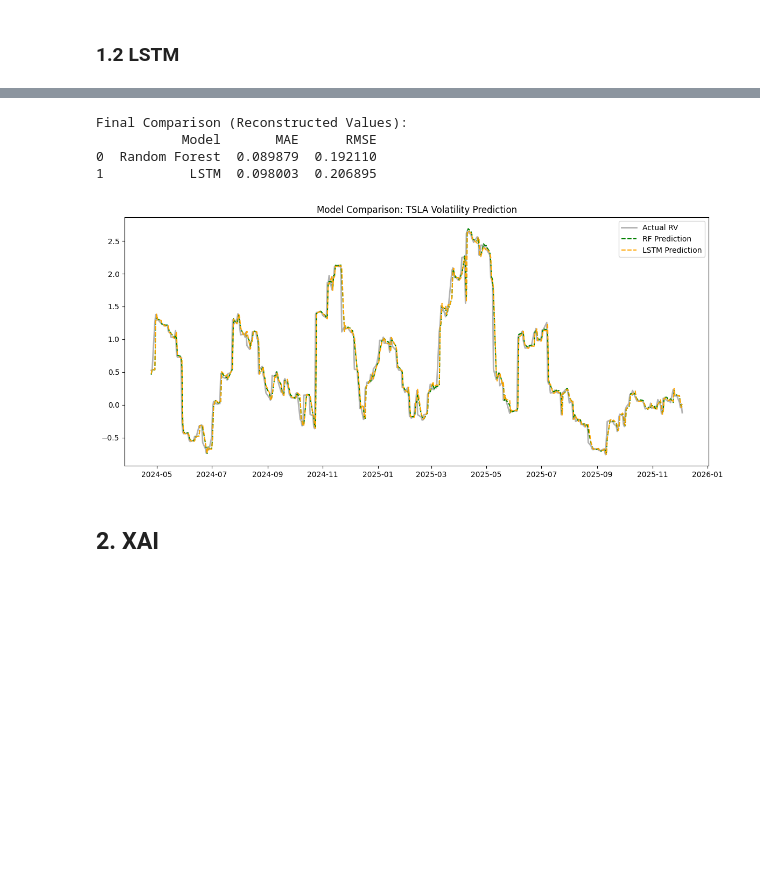
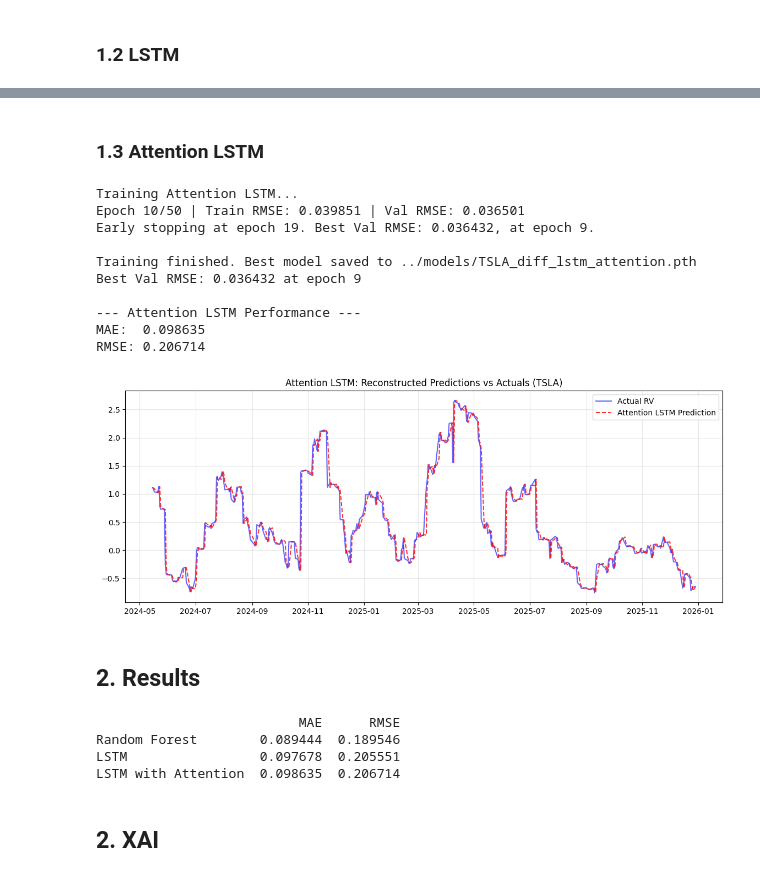
Before and after one commit to ICAI-IMAT-XAI/final-project-IgnacioBayon, a Jupyter notebook: notebooks/predict_difference.ipynb, the cells around one changed output, grey strips where cells are left out. Drawn from its saved outputs; the diff is of its cells as text; code cells hidden in the pictures; blank space fills up the shorter version.

```diff
--- a/notebooks/predict_difference.ipynb
+++ b/notebooks/predict_difference.ipynb
@@ -209,29 +193,62 @@ RMSE: 0.206895
+# %% [markdown]
+### 1.3 Attention LSTM
+# %%
+# 1. Initialize and Train
+lstm_attention_model = lstm.LSTMAttentionRegressor(
+    input_size=len(FEATURE_COLS),
+    hidden_size=64,
+    num_layers=2,
+    dropout=0.3
+)
+print("Training Attention LSTM...")
+train_lstm_attention_hist = lstm.train_lstm(
+    lstm_attention_model,
+    train_loader,
+    val_loader,
+    num_epochs=50,
+    lr=0.001,
+    patience=10,
+    model_name=f"{TICKER}_diff_lstm_attention.pth"
+)
+
+# 2. Predict Differences
+lstm_attention_model.eval()
+lstm_attention_preds_diff = []
+with torch.no_grad():
+    for X_batch, _ in test_loader:
+        out = lstm_attention_model(X_batch)
+        lstm_attention_preds_diff.extend(out.squeeze().numpy())
+lstm_attention_preds_diff = np.array(lstm_attention_preds_diff)
+
+# 3. Evaluate
+lstm_attention_mae, lstm_attention_rmse, lstm_attention_preds_final = evaluate_diff_model(
+    lstm_attention_preds_diff, y_test_prev_raw, y_test_actual_raw, "Attention LSTM", dates_test
+)
+# %% [output]
+Training Attention LSTM...
+Epoch 10/50 | Train RMSE: 0.039851 | Val RMSE: 0.036501
+Early stopping at epoch 19. Best Val RMSE: 0.036432, at epoch 9.
+
+Training finished. Best model saved to ../models/TSLA_diff_lstm_attention.pth
+Best Val RMSE: 0.036432 at epoch 9
+
+--- Attention LSTM Performance ---
+MAE:  0.098635
+RMSE: 0.206714
+[figure, added]
+# %% [markdown]
+## 2. Results
 # %%
-# ---------------------------------------------------------
-# CELL 5: Results Summary
-# ---------------------------------------------------------
 results_df = pd.DataFrame({
-    'Model': ['Random Forest', 'LSTM'],
-    'MAE': [rf_mae, lstm_mae],
-    'RMSE': [rf_rmse, lstm_rmse]
-})
+    'MAE': [rf_mae, lstm_mae, lstm_attention_mae],
+    'RMSE': [rf_rmse, lstm_rmse, lstm_attention_rmse]
+}, index=['Random Forest', 'LSTM', 'LSTM with Attention'])
 
-print("Final Comparison (Reconstructed Values):")
 print(results_df)
-
-# Optional: Plot both together
-plt.figure(figsize=(14, 6))
-plt.plot(dates_test, y_test_actual_raw, label='Actual RV', color='black', linewidth=2, alpha=0.3)
-plt.plot(dates_test, rf_preds_final, label='RF Prediction', color='green', linestyle='--')
-plt.plot(dates_test, lstm_preds_final, label='LSTM Prediction', color='orange', linestyle='--')
-plt.title(f"Model Comparison: {TICKER} Volatility Prediction")
-plt.legend()
-plt.show()
 # %% [output]
-Final Comparison (Reconstructed Values):
-           Model       MAE      RMSE
-0  Random Forest  0.089879  0.192110
-1           LSTM  0.098003  0.206895
+                          MAE      RMSE
+Random Forest        0.089444  0.189546
+LSTM                 0.097678  0.205551
+LSTM with Attention  0.098635  0.206714
-[figure, removed]
 # %% [markdown]
 ## 2. XAI
```
Also changed, not shown: parts of 23 cells of this notebook, 2 other files.
